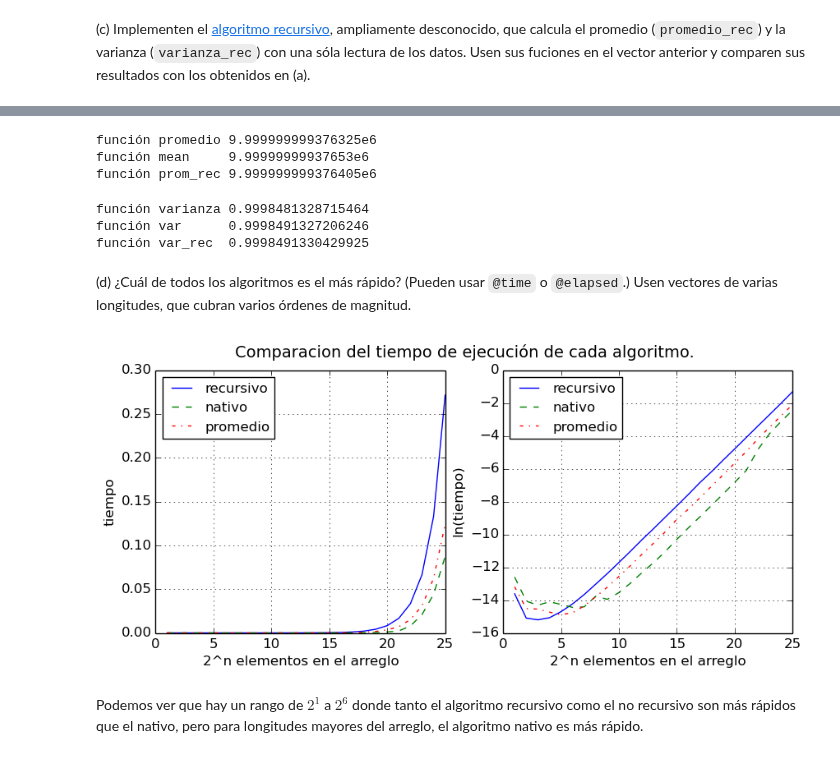
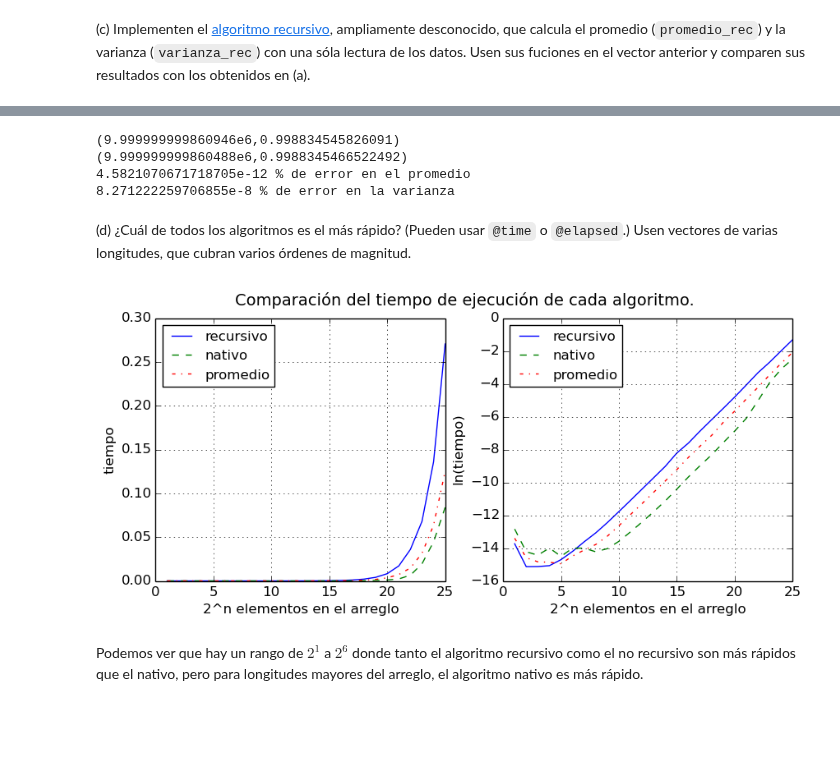
Before and after one commit to lbenet/2017-2_TSFisComputacional-1, a Jupyter notebook: tareas/Ruben/Tarea1.ipynb, the cells around one changed output, grey strips where cells are left out. Drawn from its saved outputs; the diff is of its cells as text; code cells hidden in the pictures; blank space fills up the shorter version.

```diff
--- a/tareas/Ruben/Tarea1.ipynb
+++ b/tareas/Ruben/Tarea1.ipynb
@@ -305,19 +266,14 @@ prom_rec, var_rec = prom_var_rec(v)
-# %%
-println("función promedio ", p)
-println("función mean     ", m)
-println("función prom_rec ", prom_rec)
-# %% [output]
-función promedio 9.999999999376325e6
-función mean     9.99999999937653e6
-función prom_rec 9.999999999376405e6
-# %%
-println("función varianza ", vf)
-println("función var      ", vn)
-println("función var_rec  ", var_rec)
-# %% [output]
-función varianza 0.9998481328715464
-función var      0.9998491327206246
-función var_rec  0.9998491330429925
+# %%
+recursive = prom_var_rec(v)
+println(native)
+println(recursive)
+println(abs(100 * (recursive[1] - native[1]) / native[1]), " % de error en el promedio")
+println(abs(100 * (recursive[2] - native[2]) / native[2]), " % de error en la varianza")
+# %% [output]
+(9.999999999860946e6,0.998834545826091)
+(9.999999999860488e6,0.9988345466522492)
+4.5821070671718705e-12 % de error en el promedio
+8.271222259706855e-8 % de error en la varianza
 # %% [markdown]
 (d) ¿Cuál de todos los algoritmos es el más rápido? (Pueden usar `@time` o `@elapsed`.) Usen vectores de varias longitudes, que cubran varios órdenes de magnitud.
 # %%
@@ -340,28 +296,28 @@ log_nat = log.(tiempos_nat);
 # %%
 using PyPlot
 
 fig = figure("pyplot_subplot_mixed",figsize=(10,4))
-suptitle("Comparacion del tiempo de ejecución de cada algoritmo.", fontsize=14)
+suptitle("Comparación del tiempo de ejecución de cada algoritmo.", fontsize=14)
 
 ax = subplot(121)
 grid("on")
 plot(1:n, tiempos_rec,  linestyle = "-",  label = "recursivo")
 plot(1:n, tiempos_nat,  linestyle = "--", label = "nativo")
 plot(1:n, tiempos_pro,  linestyle = "-.", label = "promedio")
 legend(loc = "upper left", fontsize=12)
 ylabel("tiempo")
 xlabel("2^n elementos en el arreglo")
 
 bx = subplot(122)
 grid("on")
 plot(1:n, log_rec,  linestyle = "-",  label = "recursivo")
 plot(1:n, log_nat,  linestyle = "--", label = "nativo")
 plot(1:n, log_pro,  linestyle = "-.", label = "promedio")
 legend(loc="best", fontsize=12)
 ylabel("ln(tiempo)")
 xlabel("2^n elementos en el arreglo");
 # %% [output]
-[figure, old version]
+[figure, new version]
 # %% [markdown]
 Podemos ver que hay un rango de $2^1$ a $2^6$ donde tanto el algoritmo recursivo como el no recursivo son más rápidos que el nativo, pero para longitudes mayores del arreglo, el algoritmo nativo es más rápido.
 # %% [markdown]
```
Also changed, not shown: parts of 13 cells of this notebook.
